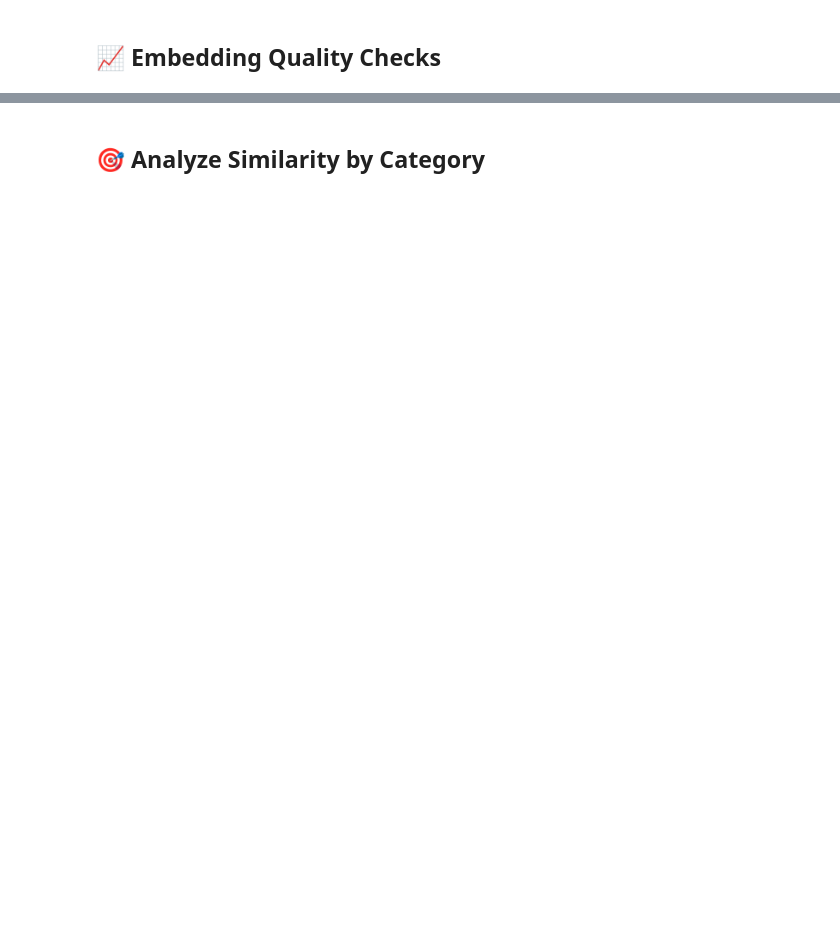
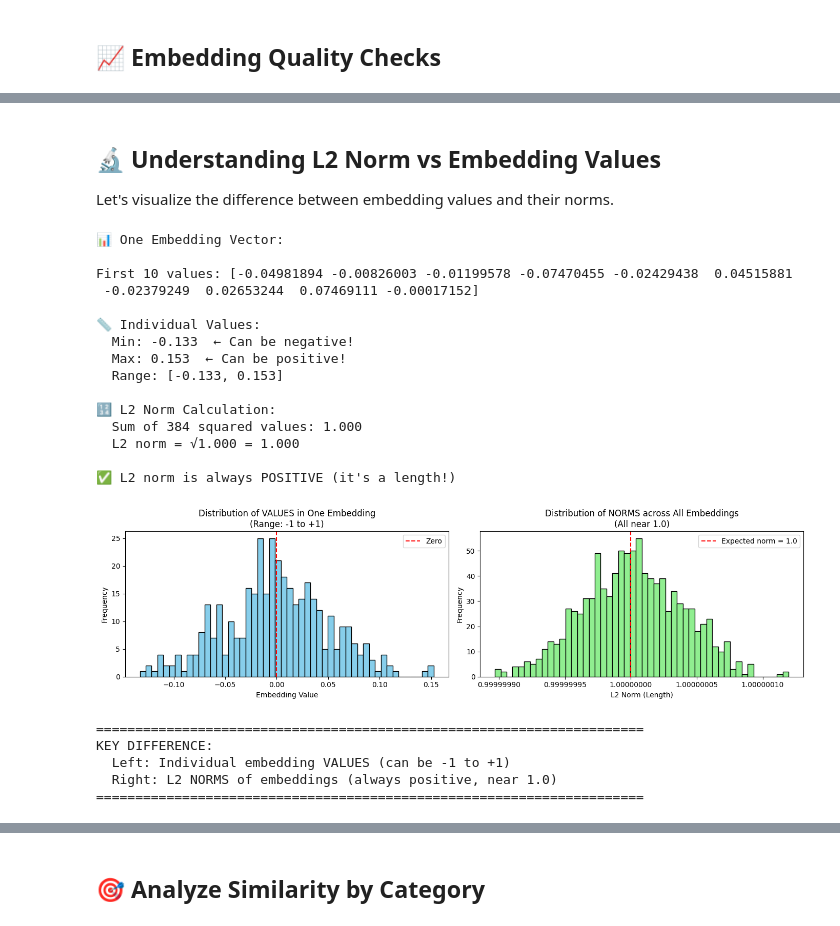
Before and after one commit to Min47/SG-JobMarket-DataScienceProject, a Jupyter notebook: notebooks/nlp_test_embeddings.ipynb, the cells around one changed output, grey strips where cells are left out. Drawn from its saved outputs; the diff is of its cells as text; code cells hidden in the pictures; blank space fills up the shorter version.

```diff
--- a/notebooks/nlp_test_embeddings.ipynb
+++ b/notebooks/nlp_test_embeddings.ipynb
@@ -226,2 +345,79 @@ plt.show()
+# %% [markdown]
+## 🔬 Understanding L2 Norm vs Embedding Values
+
+Let's visualize the difference between embedding values and their norms.
+# %%
+
+
+# Take one embedding to demonstrate
+sample_embedding = embeddings_matrix[0]  # 384 values
+
+print("📊 One Embedding Vector:\n")
+print(f"First 10 values: {sample_embedding[:10]}")
+print(f"\n📏 Individual Values:")
+print(f"  Min: {sample_embedding.min():.3f}  ← Can be negative!")
+print(f"  Max: {sample_embedding.max():.3f}  ← Can be positive!")
+print(f"  Range: [{sample_embedding.min():.3f}, {sample_embedding.max():.3f}]")
+
+# Calculate L2 norm manually
+squared_values = sample_embedding ** 2  # Square each value
+sum_of_squares = squared_values.sum()   # Add them all
+l2_norm = np.sqrt(sum_of_squares)       # Take square root
+
+print(f"\n🔢 L2 Norm Calculation:")
+print(f"  Sum of 384 squared values: {sum_of_squares:.3f}")
+print(f"  L2 norm = √{sum_of_squares:.3f} = {l2_norm:.3f}")
+print(f"\n✅ L2 norm is always POSITIVE (it's a length!)")
+
+# Visualize both
+fig, axes = plt.subplots(1, 2, figsize=(14, 4))
+
+# Left plot: Individual embedding values
+axes[0].hist(sample_embedding, bins=50, edgecolor='black', color='skyblue')
+axes[0].axvline(0, color='red', linestyle='--', label='Zero')
+axes[0].set_xlabel('Embedding Value')
+axes[0].set_ylabel('Frequency')
+axes[0].set_title('Distribution of VALUES in One Embedding\n(Range: -1 to +1)')
+axes[0].legend()
+
+# Right plot: Norms of all embeddings
+axes[1].hist(norms, bins=50, edgecolor='black', color='lightgreen')
+axes[1].axvline(1.0, color='red', linestyle='--', label='Expected norm = 1.0')
+axes[1].xaxis.set_major_formatter(ScalarFormatter(useOffset=False)) # To show exact number
+axes[1].set_xlabel('L2 Norm (Length)')
+axes[1].set_ylabel('Frequency')
+axes[1].set_title('Distribution of NORMS across All Embeddings\n(All near 1.0)')
+axes[1].legend()
+
+plt.tight_layout()
+plt.show()
+
+print("\n" + "="*70)
+print("KEY DIFFERENCE:")
+print("  Left: Individual embedding VALUES (can be -1 to +1)")
+print("  Right: L2 NORMS of embeddings (always positive, near 1.0)")
+print("="*70)
+# %% [output]
+📊 One Embedding Vector:
+
+First 10 values: [-0.04981894 -0.00826003 -0.01199578 -0.07470455 -0.02429438  0.04515881
+ -0.02379249  0.02653244  0.07469111 -0.00017152]
+
+📏 Individual Values:
+  Min: -0.133  ← Can be negative!
+  Max: 0.153  ← Can be positive!
+  Range: [-0.133, 0.153]
+
+🔢 L2 Norm Calculation:
+  Sum of 384 squared values: 1.000
+  L2 norm = √1.000 = 1.000
+
+✅ L2 norm is always POSITIVE (it's a length!)
+[figure, added]
+======================================================================
+KEY DIFFERENCE:
+  Left: Individual embedding VALUES (can be -1 to +1)
+  Right: L2 NORMS of embeddings (always positive, near 1.0)
+======================================================================
 # %% [markdown]
 ## 🎨 Visualize Embeddings with PCA
```
Also changed, not shown: parts of 10 cells of this notebook.
